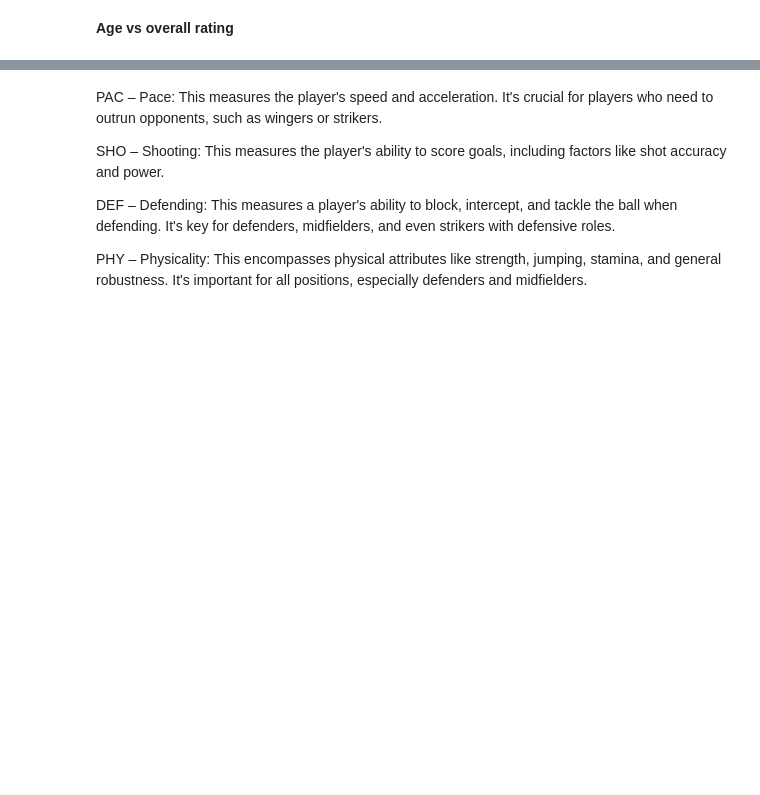
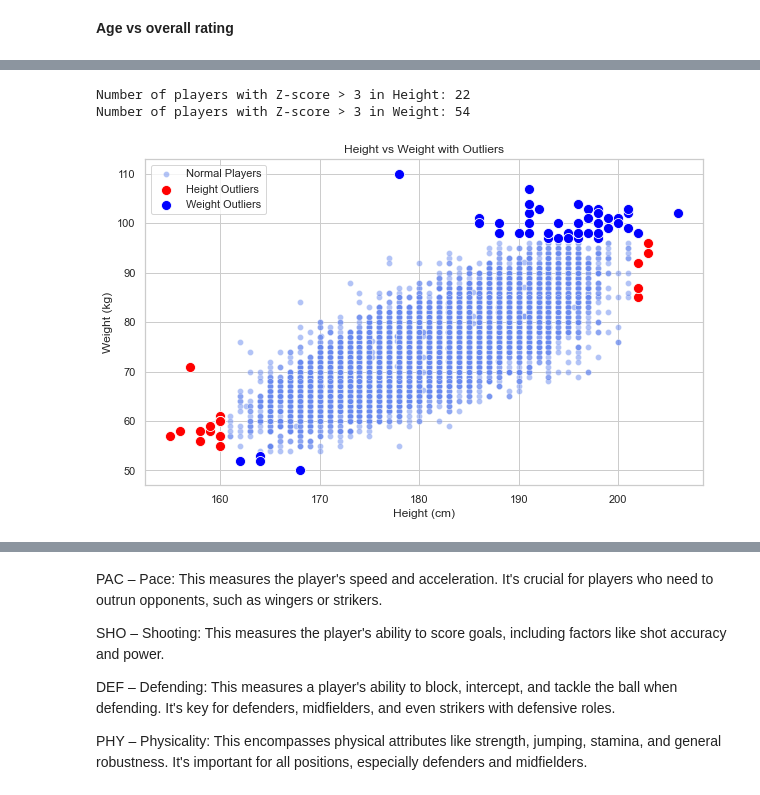
Before and after one commit to Usayed777/PortfolioProjects, a Jupyter notebook: Fifa.ipynb, the cells around one changed output, grey strips where cells are left out. Saved outputs shown, nothing was run; the diff lists cells and outputs as text; code cells hidden in the pictures; blank space fills up the shorter version.

```diff
--- a/Fifa.ipynb
+++ b/Fifa.ipynb
@@ -697,0 +600,27 @@ Index(['ID', 'FullName', 'Nationality', 'Age', 'Overall Rating',
+# %%
+df['Height_Z'] = zscore(df['Height'])
+df['Weight_Z'] = zscore(df['Weight'])
+
+height_outliers = df[df['Height_Z'].abs() > 3]
+weight_outliers = df[df['Weight_Z'].abs() > 3]
+
+print(f"Number of players with Z-score > 3 in Height: {len(height_outliers)}")
+print(f"Number of players with Z-score > 3 in Weight: {len(weight_outliers)}")
+# %% [output]
+Number of players with Z-score > 3 in Height: 22
+Number of players with Z-score > 3 in Weight: 54
+# %%
+plt.figure(figsize=(10, 6))
+sns.scatterplot(data=df, x='Height', y='Weight', label='Normal Players', alpha=0.5)
+
+sns.scatterplot(data=height_outliers, x='Height', y='Weight', color='red', label='Height Outliers', s=100)
+
+sns.scatterplot(data=weight_outliers, x='Height', y='Weight', color='blue', label='Weight Outliers', s=100)
+
+plt.title('Height vs Weight with Outliers')
+plt.xlabel('Height (cm)')
+plt.ylabel('Weight (kg)')
+plt.legend()
+plt.show()
+# %% [output]
+[figure, added]
```
Also changed, not shown: parts of 62 cells of this notebook.
